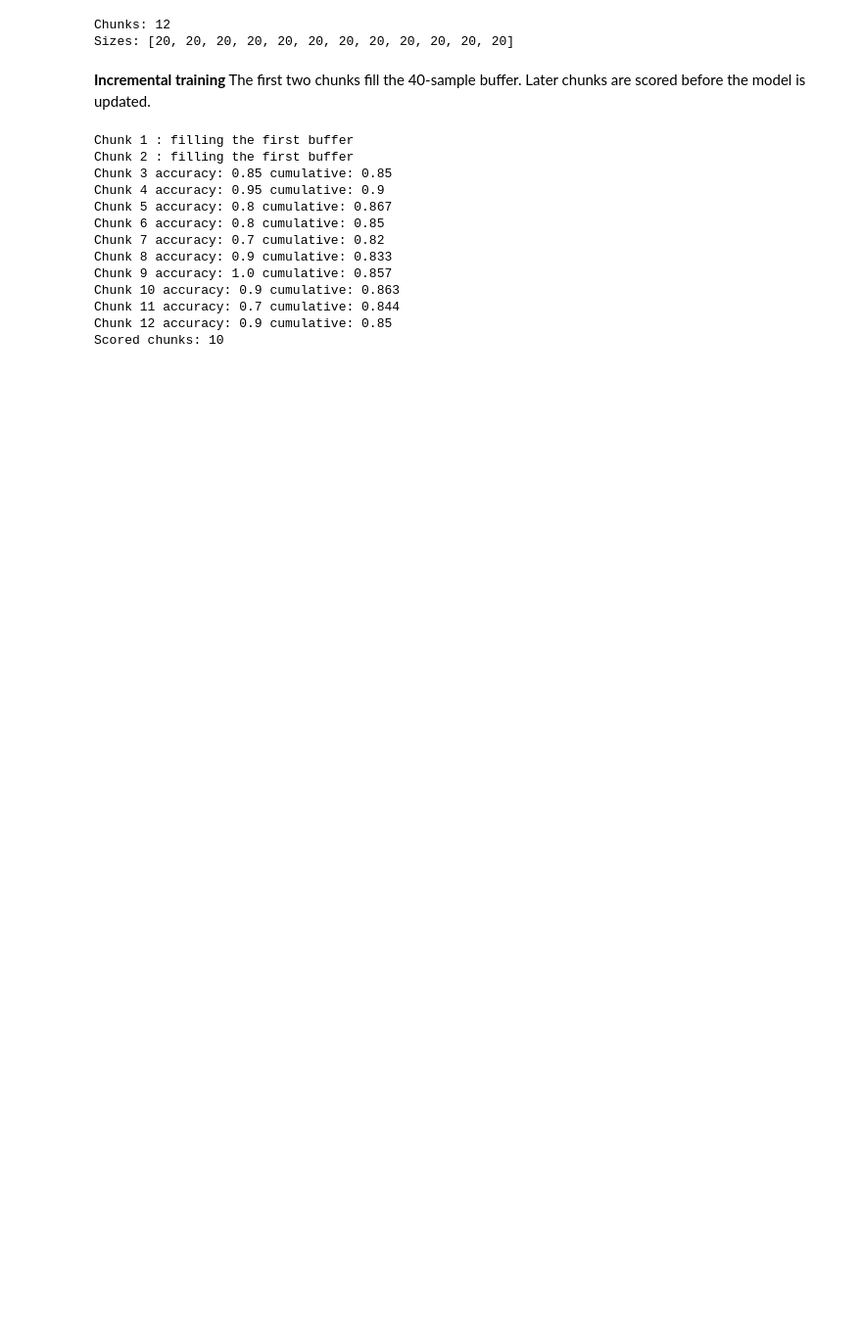
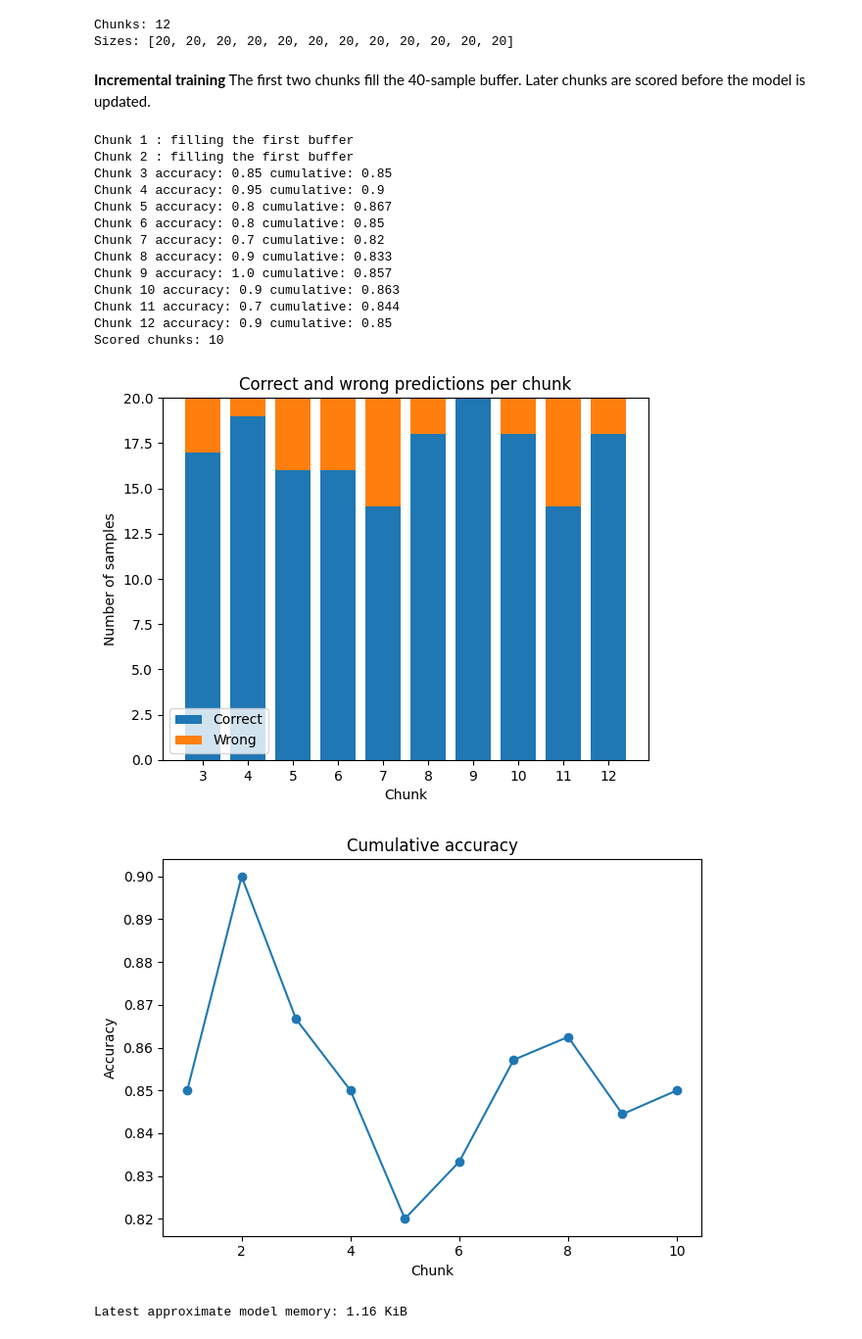
Before and after one commit to L07-Closure/COMP5004-Assignment-2.1-Programming-Task-1, a Jupyter notebook: demo/stream_demo.ipynb, the cells around one changed output. Shown at 98% size. Cells and saved outputs as stored; diff of their text form; code cells hidden in the pictures; blank space fills up the shorter version.

Commit message:
Show chunk outcomes and accuracy trend

```diff
--- a/demo/stream_demo.ipynb
+++ b/demo/stream_demo.ipynb
@@ -67,3 +67,43 @@ Chunk 10 accuracy: 0.9 cumulative: 0.863
 Chunk 11 accuracy: 0.7 cumulative: 0.844
 Chunk 12 accuracy: 0.9 cumulative: 0.85
 Scored chunks: 10
+# %%
+import matplotlib.pyplot as plt
+
+from numcompute_stream.visualise import plot_metric_over_time
+
+chunk_numbers = list(range(3, 3 + len(trainer.logs)))
+correct_counts = [
+    round(log["accuracy"] * log["n_samples"]) for log in trainer.logs
+]
+wrong_counts = [
+    log["n_samples"] - correct
+    for log, correct in zip(trainer.logs, correct_counts)
+]
+
+fig, ax = plt.subplots()
+ax.bar(chunk_numbers, correct_counts, label="Correct")
+ax.bar(chunk_numbers, wrong_counts, bottom=correct_counts, label="Wrong")
+ax.set_xlabel("Chunk")
+ax.set_ylabel("Number of samples")
+ax.set_title("Correct and wrong predictions per chunk")
+ax.set_xticks(chunk_numbers)
+ax.legend()
+plt.show()
+
+cumulative_accuracy = [
+    log["cumulative_accuracy"] for log in trainer.logs
+]
+trend_fig = plot_metric_over_time(
+    cumulative_accuracy, "Cumulative accuracy", "Accuracy"
+)
+
+print(
+    "Latest approximate model memory:",
+    round(trainer.logs[-1]["model_memory_bytes"] / 1024, 2),
+    "KiB",
+)
+# %% [output]
+[figure, added]
+[figure, added]
+Latest approximate model memory: 1.16 KiB
```
